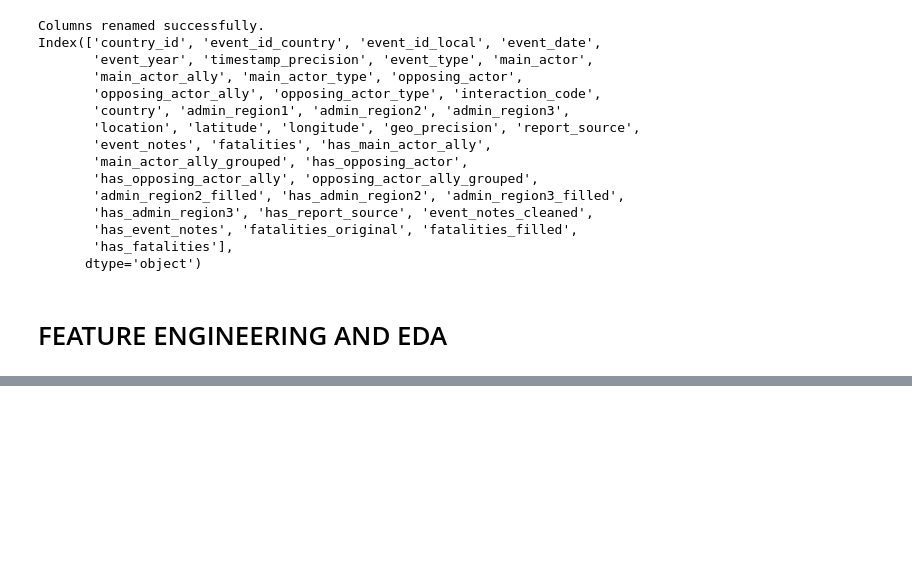
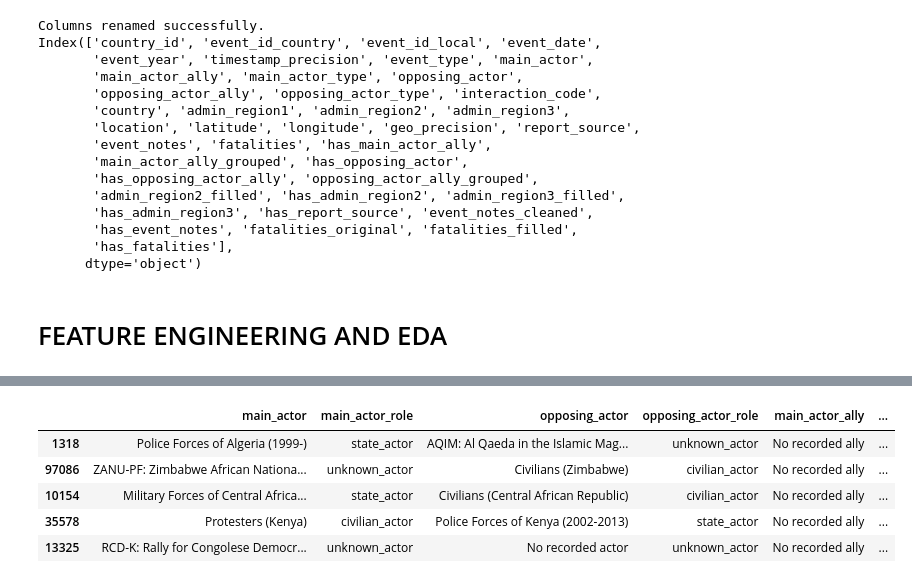
Before and after one commit to Vain-Guy/Mapping-Africa-s-Conflict-Relationships, a Jupyter notebook: conflict.ipynb, the cells around one changed output, grey strips where cells are left out. Drawn from its saved outputs; the diff is of its cells as text; code cells hidden in the pictures; blank space fills up the shorter version.

```diff
--- a/conflict.ipynb
+++ b/conflict.ipynb
@@ -1540,0 +1779,82 @@ Index(['country_id', 'event_id_country', 'event_id_local', 'event_date',
+# %%
+# Refined classification function
+def classify_actor_role(actor):
+    if pd.isna(actor) or actor.lower().strip() in ['no recorded actor', 'unidentified actor', 'unknown']:
+        return 'unknown_actor'
+
+    actor = actor.lower()
+
+    # International actors
+    international_keywords = [
+        'united nations', 'nato', 'amisom', 'ecowas', 'ecomog',
+        'african union', 'international', 'peacekeepers', 'foreign forces',
+        'monuc', 'monusco', 'operation barkhane'
+    ]
+    if any(kw in actor for kw in international_keywords):
+        return 'international_actor'
+
+    # State actors
+    state_keywords = [
+        'military', 'police', 'gendarmerie', 'security forces',
+        'government', 'army', 'presidential guard', 'regime'
+    ]
+    if any(kw in actor for kw in state_keywords):
+        return 'state_actor'
+
+    # Rebel / militia / opposition
+    rebel_keywords = [
+        'rebel', 'militia', 'opposition', 'insurgents',
+        'armed group', 'guerrilla', 'resistance movement',
+        'islamic state', 'al shabaab', 'boko haram', 'taliban',
+        'm23', 'anti-balaka', 'séléka', 'maï-maï'
+    ]
+    if any(kw in actor for kw in rebel_keywords):
+        return 'rebel_actor'
+
+    # Civilian actors
+    civilian_keywords = [
+        'civilian', 'protester', 'demonstrator', 'students', 'mob',
+        'rioters', 'youths', 'locals', 'villagers', 'community'
+    ]
+    if any(kw in actor for kw in civilian_keywords):
+        return 'civilian_actor'
+
+    return 'unknown_actor'
+
+# Apply classification
+conflict_df['main_actor_role'] = conflict_df['main_actor'].apply(classify_actor_role)
+conflict_df['opposing_actor_role'] = conflict_df['opposing_actor'].apply(classify_actor_role)
+conflict_df['main_actor_ally_role'] = conflict_df['main_actor_ally'].apply(classify_actor_role)
+conflict_df['opposing_actor_ally_role'] = conflict_df['opposing_actor_ally'].apply(classify_actor_role)
+
+# Create binary flags
+conflict_df['involves_state_actor'] = conflict_df[[
+    'main_actor_role', 'opposing_actor_role',
+    'main_actor_ally_role', 'opposing_actor_ally_role'
+]].apply(lambda row: 'state_actor' in row.values, axis=1).astype(int)
+
+conflict_df['involves_rebel_actor'] = conflict_df[[
+    'main_actor_role', 'opposing_actor_role',
+    'main_actor_ally_role', 'opposing_actor_ally_role'
+]].apply(lambda row: 'rebel_actor' in row.values, axis=1).astype(int)
+
+conflict_df['involves_civilian'] = conflict_df[[
+    'main_actor_role', 'opposing_actor_role'
+]].apply(lambda row: 'civilian_actor' in row.values, axis=1).astype(int)
+
+conflict_df['involves_international'] = conflict_df[[
+    'main_actor_role', 'opposing_actor_role',
+    'main_actor_ally_role', 'opposing_actor_ally_role'
+]].apply(lambda row: 'international_actor' in row.values, axis = 1).astype(int)
+
+# Preview
+print("\nActor Role Classification Preview:")
+conflict_df[[
+    'main_actor', 'main_actor_role',
+    'opposing_actor', 'opposing_actor_role',
+    'main_actor_ally', 'main_actor_ally_role',
+    'opposing_actor_ally', 'opposing_actor_ally_role',
+    'involves_state_actor', 'involves_rebel_actor',
+    'involves_civilian', 'involves_international'
+]].sample(5, random_state = 42)
+# %% [output]
@@ -1540,0 +1862,6 @@ Index(['country_id', 'event_id_country', 'event_id_local', 'event_date',
+|  | main_actor | main_actor_role | opposing_actor | opposing_actor_role | main_actor_ally | ... |
+| 1318 | Police Forces of Algeria (1999-) | state_actor | AQIM: Al Qaeda in the Islamic Mag... | unknown_actor | No recorded ally | ... |
+| 97086 | ZANU-PF: Zimbabwe African Nationa... | unknown_actor | Civilians (Zimbabwe) | civilian_actor | No recorded ally | ... |
+| 10154 | Military Forces of Central Africa... | state_actor | Civilians (Central African Republic) | civilian_actor | No recorded ally | ... |
+| 35578 | Protesters (Kenya) | civilian_actor | Police Forces of Kenya (2002-2013) | state_actor | No recorded ally | ... |
+| 13325 | RCD-K: Rally for Congolese Democr... | unknown_actor | No recorded actor | unknown_actor | No recorded ally | ... |
```
Also changed, not shown: parts of 15 cells of this notebook.
